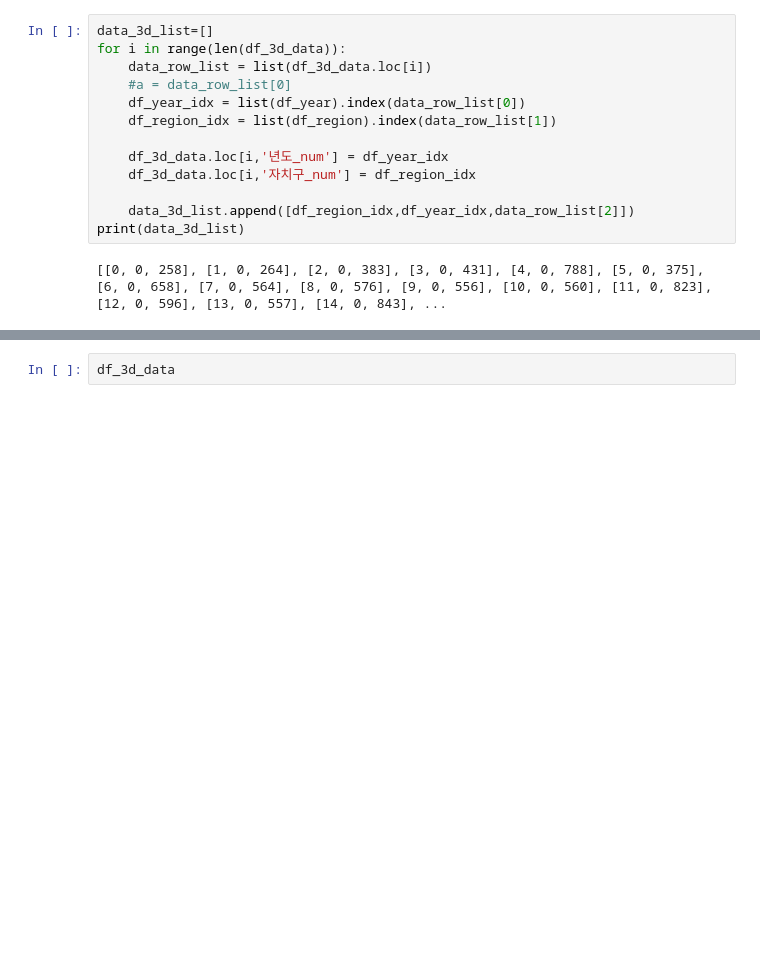
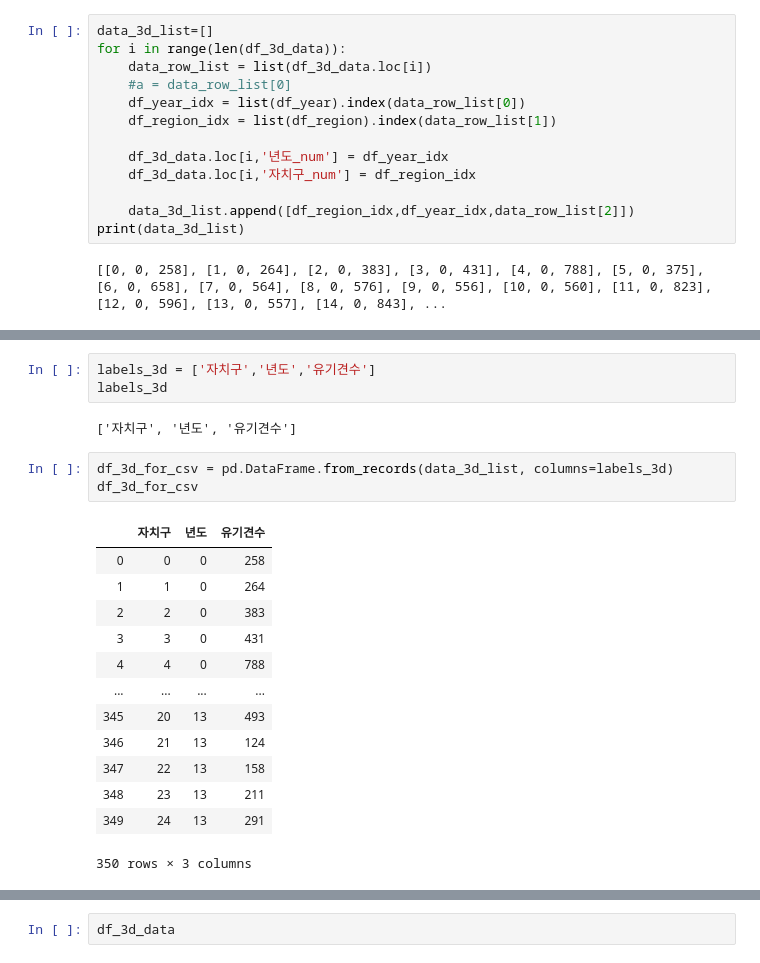
Before and after one commit to Kohayoung/shelter_dog, a Jupyter notebook: 1214_data visualize by beom.ipynb, the cells around one changed output, grey strips where cells are left out. Saved outputs shown, nothing was run; the diff lists cells and outputs as text; blank space fills up the shorter version.

```diff
--- a/1214_data visualize by beom.ipynb
+++ b/1214_data visualize by beom.ipynb
@@ -274,0 +279,22 @@ print(data_3d_list)
+# %%
+labels_3d = ['자치구','년도','유기견수']
+labels_3d
+# %% [output]
+['자치구', '년도', '유기견수']
+# %%
+df_3d_for_csv = pd.DataFrame.from_records(data_3d_list, columns=labels_3d)
+df_3d_for_csv
+# %% [output]
+|  | 자치구 | 년도 | 유기견수 |
+| 0 | 0 | 0 | 258 |
+| 1 | 1 | 0 | 264 |
+| 2 | 2 | 0 | 383 |
+| 3 | 3 | 0 | 431 |
+| 4 | 4 | 0 | 788 |
+| ... | ... | ... | ... |
+| 345 | 20 | 13 | 493 |
+| 346 | 21 | 13 | 124 |
+| 347 | 22 | 13 | 158 |
+| 348 | 23 | 13 | 211 |
+| 349 | 24 | 13 | 291 |
+350 rows × 3 columns
```
Also changed, not shown: parts of 4 cells of this notebook, 5 other files.
